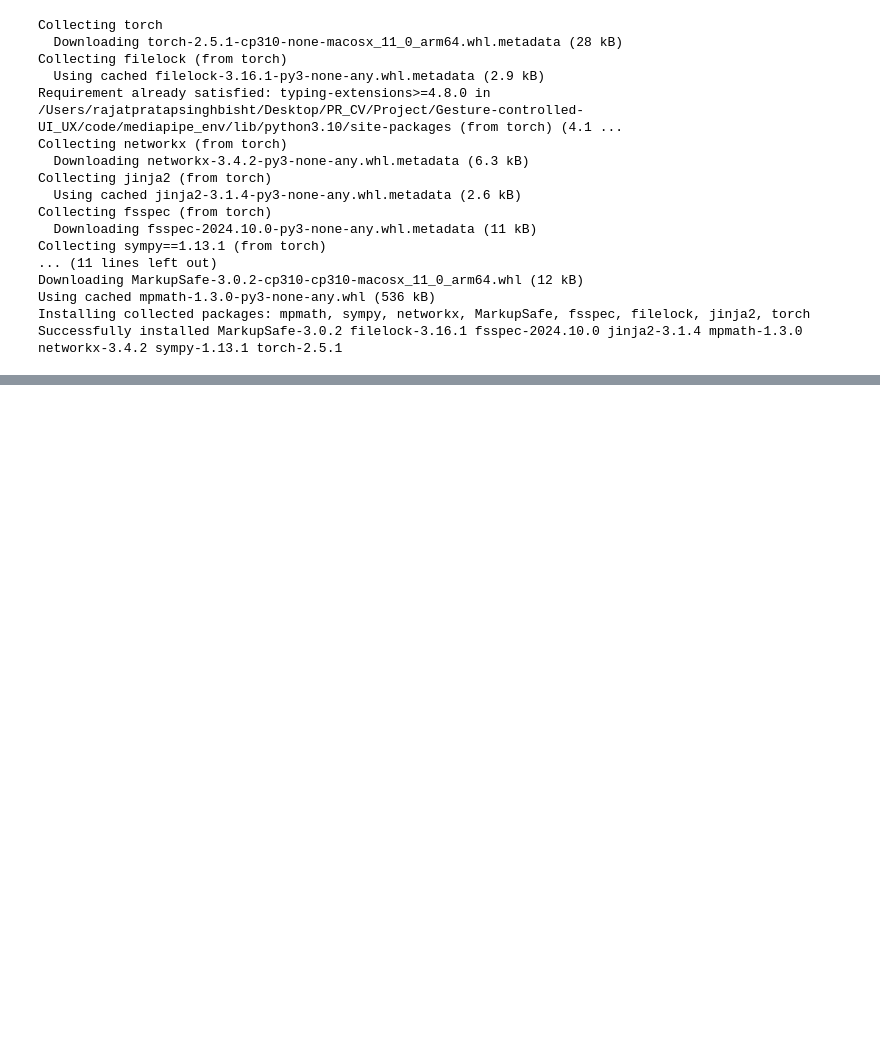
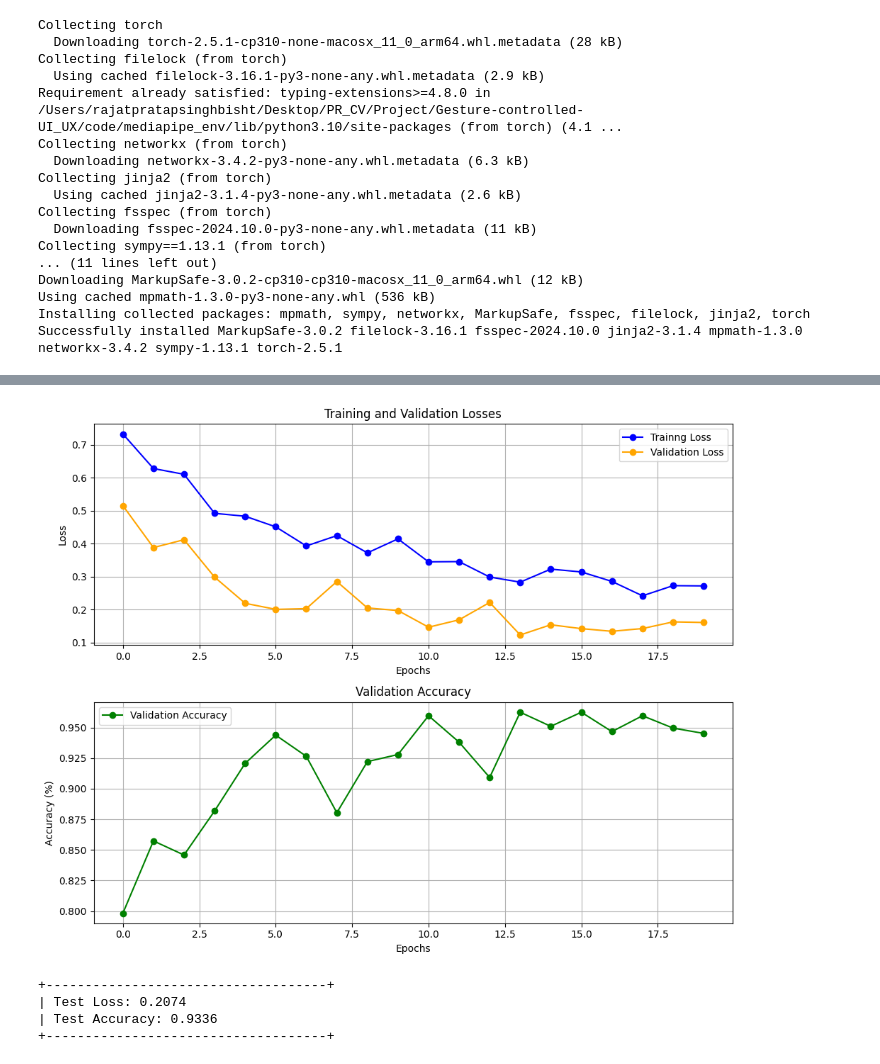
Before and after one commit to rajatpratapbisht/Gesture-controlled-UI_UX, a Jupyter notebook: code/training/training.ipynb, the cells around one changed output, grey strips where cells are left out. Saved outputs shown, nothing was run; the diff lists cells and outputs as text; code cells hidden in the pictures; blank space fills up the shorter version.

Commit message:
Training: model trained and saved at checkpoints dir

```diff
--- a/code/training/training.ipynb
+++ b/code/training/training.ipynb
@@ -36,8 +46,8 @@ val_data_file = "../data/val_gesture_data.csv"
 
 def load_data(file_path):
     df = pd.read_csv(file_path, index_col=False)
-    y = df['label'].values
-    X = df.drop(columns=['label']).values
+    y = df['label']
+    X = df.drop(columns=['label'])
 
     return X, y
 
@@ -63,0 +147,15 @@ Name: count, Length: 693, dtype: int64
+# %%
+# 8: Model Training:
+## training (70% of total) + evaluation architecture (10% of total)  = (80% of total)
+
+# hyper-parameters
+input_size = 63
+hidden_size = 128
+num_classes = 7
+epochs = 20
+learning_rate = 1e-2
+
+# model
+model = GestureNet(input_size, hidden_size, num_classes).to(device)
+criterion = nn.CrossEntropyLoss()
+optimizer = optim.Adam(model.parameters(), lr=learning_rate)
@@ -63,0 +246,61 @@ Name: count, Length: 693, dtype: int64
+# %%
+# plotting the losses and accuracies
+
+fig, axs = plt.subplots(2, 1, figsize=(10, 8))
+
+# a: plotting losses
+axs[0].plot(train_losses, label='Trainng Loss', marker='o', color='blue')
+axs[0].plot(validation_losses, label='Validation Loss', marker='o', color='orange')
+axs[0].set_title('Training and Validation Losses')
+axs[0].set_xlabel('Epochs')
+axs[0].set_ylabel('Loss')
+axs[0].legend()
+axs[0].grid(True)
+
+
+# b: plotting validation accuracies
+axs[1].plot(validation_accuracies, label='Validation Accuracy', marker='o', color='green')
+axs[1].set_title('Validation Accuracy')
+axs[1].set_xlabel('Epochs')
+axs[1].set_ylabel('Accuracy (%)')
+axs[1].legend()
+axs[1].grid(True)
+
+# adjust layout and show plots
+plt.tight_layout()
+plt.show()
+# %% [output]
+[figure, added]
+# %%
+# 9: EVALUATION
+model.eval()
+test_loss = 0.0
+correct= 0
+total = 0
+
+with torch.no_grad():
+    for batch_X, batch_y in eval_loader:
+        batch_X, batch_y = batch_X.to(device), batch_y.to(device)
+
+        # forward pass
+        outputs = model(batch_X)
+        loss = criterion(outputs, batch_y)
+        test_loss += loss.item()
+
+        # computeing accuracy
+        _, predicted = torch.max(outputs, 1)
+        correct += (predicted == batch_y).sum().item()
+        total += batch_y.size(0)
+
+test_loss /= len(eval_loader)
+test_accuracy = correct / total
+
+print(f"+------------------------------------+")
+print(f"| Test Loss: {test_loss:.4f}")
+print(f"| Test Accuracy: {test_accuracy:.4f}")
+print(f"+------------------------------------+")
+# %% [output]
++------------------------------------+
+| Test Loss: 0.2074
+| Test Accuracy: 0.9336
++------------------------------------+
```
Also changed, not shown: parts of 12 cells of this notebook, 3 other files.
